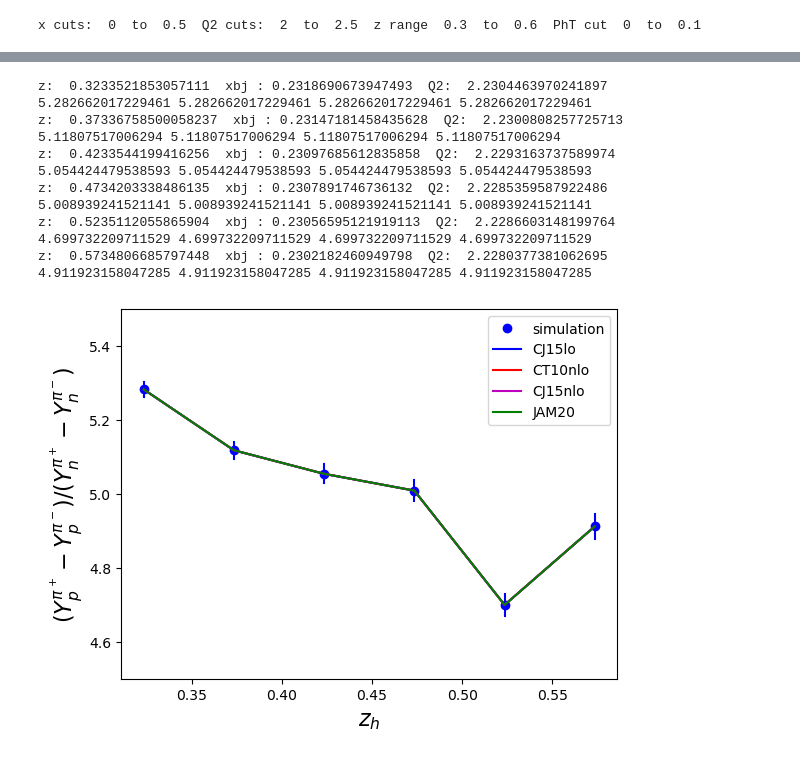
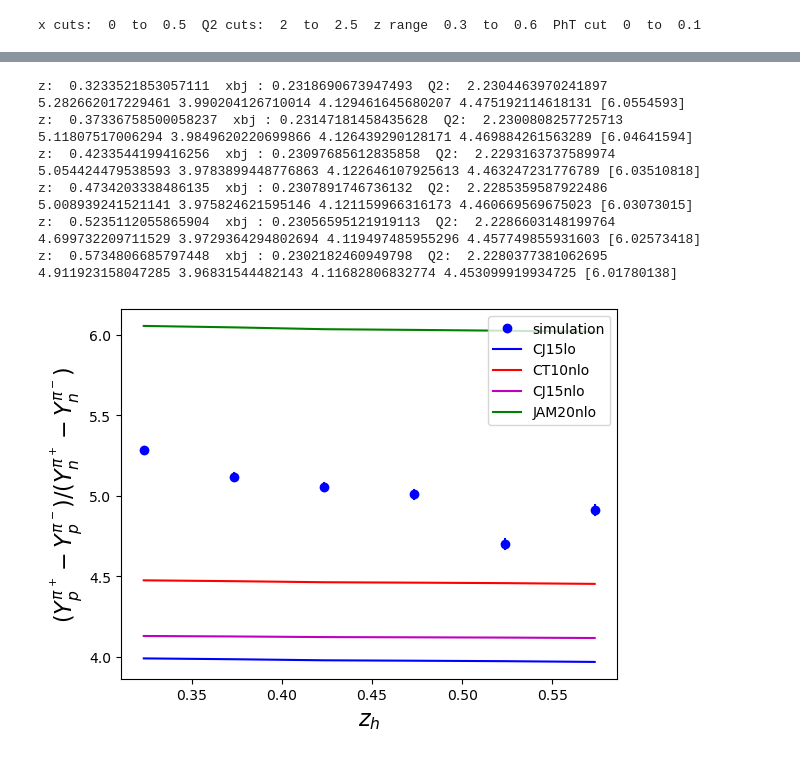
Before and after one commit to zhaozhiwen/zhaozhiwen, a Jupyter notebook: Unpol_proposal_H2He3.ipynb, the cells around one changed output, grey strips where cells are left out. Saved outputs shown, nothing was run; the diff lists cells and outputs as text; code cells hidden in the pictures.

```diff
--- a/Unpol_proposal_H2He3.ipynb
+++ b/Unpol_proposal_H2He3.ipynb
@@ -32,8 +32,13 @@ def Get_propagation_diff(a1,V1,E1,a2,V2,E2):
 def Get_propagation_divide(V1,E1,V2,E2):
     return V1/V2*math.sqrt((E1/V1)**2+(E2/V2)**2)
 # %%
-CT10nlo = lhapdf.mkPDF("CT10nlo",0)
-CJ15lo = lhapdf.mkPDF("CJ15lo",0)
-CJ15nlo = lhapdf.mkPDF("CJ15nlo",0)
-JAM20 = lhapdf.mkPDF("JAM20-SIDIS_PDF_proton_nlo",0)
+CT10nlo = lhapdf.mkPDF("CT10nlo",0)  #index 0 has best fit
+CJ15lo = lhapdf.mkPDF("CJ15lo",0) #index 0 has best fit
+CJ15nlo = lhapdf.mkPDF("CJ15nlo",0) #index 0 has best fit
+# JAM20 = lhapdf.mkPDF("JAM20-SIDIS_PDF_proton_nlo",0)
+# CT10nlo = lhapdf.mkPDFs("CT10nlo")
+# CJ15lo = lhapdf.mkPDFs("CJ15lo")
+# CJ15nlo = lhapdf.mkPDFs("CJ15nlo")
+JAM20_all = lhapdf.mkPDFs("JAM20-SIDIS_PDF_proton_nlo") #need find average for best fit
+#g=0, d=1, u=2, s=3, c=4, b=5, db=-1, ub=-2, sb=-3, cb=-4, bb=-5
 # %% [output]
@@ -422,6 +495,7 @@ for i_z in range(0,len(z_cuts)-1):
     #plt.plot(z_He3_pip,xs_He3_pip,'bo')
     diff_H2 = xs_H2_pip-xs_H2_pim
     diff_He3 = xs_He3_pip-xs_He3_pim
+    # diff_He3 = 3*(xs_He3_pip-xs_He3_pim)-2*diff_H2 # get pure neutron xs
     diff_H2_err = Get_propagation_diff(1,xs_H2_pip,err_H2_pip,1,xs_H2_pim,err_H2_pim)
     diff_He3_err = Get_propagation_diff(1,xs_He3_pip,err_He3_pip,1,xs_He3_pim,err_He3_pim)
     diff_ratio = diff_H2/(diff_He3)
@@ -432,40 +506,41 @@ for i_z in range(0,len(z_cuts)-1):
     #xbj_diff = (xbj_He3_pip+xbj_He3_pim+xbj_H2_pip+xbj_H2_pim)/4
     #Q2_diff = (Q2_He3_pip+Q2_He3_pim+Q2_H2_pip+Q2_H2_pim)/4
     xbj_diff = Get_weighted_average([xbj_He3_pip,xbj_He3_pim,xbj_H2_pip,xbj_H2_pim],[err_He3_pip,err_He3_pim,err_H2_pip,err_H2_pim])[0]
     Q2_diff = Get_weighted_average([Q2_He3_pip,Q2_He3_pim,Q2_H2_pip,Q2_H2_pim],[err_He3_pip,err_He3_pim,err_H2_pip,err_H2_pim])[0]
     print('z: ',z_diff,' xbj :',xbj_diff,' Q2: ', Q2_diff)
     diff_ratio_CJ15lo = Get_diff_ratio(xbj_diff,math.sqrt(Q2_diff),CJ15lo)
     diff_ratio_CT10nlo = Get_diff_ratio(xbj_diff,math.sqrt(Q2_diff),CT10nlo)
     diff_ratio_bins_CJ15lo.append(diff_ratio_CJ15lo)
     diff_ratio_bins_CT10nlo.append(diff_ratio_CT10nlo)
     diff_ratio_CJ15nlo = Get_diff_ratio(xbj_diff,math.sqrt(Q2_diff),CJ15nlo)
     diff_ratio_JAM20 = Get_diff_ratio(xbj_diff,math.sqrt(Q2_diff),JAM20)
     diff_ratio_bins_CJ15nlo.append(diff_ratio_CJ15nlo)
     diff_ratio_bins_JAM20.append(diff_ratio_JAM20)
-    print(diff_ratio_CJ15lo,diff_ratio_CJ15nlo,diff_ratio_CT10nlo,diff_ratio_JAM20)
+    print(diff_ratio,diff_ratio_CJ15lo,diff_ratio_CJ15nlo,diff_ratio_CT10nlo,diff_ratio_JAM20)
 plt.plot(z_diff_bin,xs_diff_bin,'bo',label='simulation')
 plt.plot(z_diff_bin,diff_ratio_bins_CJ15lo,'b',label='CJ15lo')
 plt.plot(z_diff_bin,diff_ratio_bins_CT10nlo,'r',label='CT10nlo')
 plt.plot(z_diff_bin,diff_ratio_bins_CJ15nlo,'m',label='CJ15nlo')
-plt.plot(z_diff_bin,diff_ratio_bins_JAM20,'g',label='JAM20')
+plt.plot(z_diff_bin,diff_ratio_bins_JAM20,'g',label='JAM20nlo')
 
-plt.ylim(4.5,5.5)
+# plt.ylim(4.5,5.5)
 plt.legend()
 plt.xlabel(r'$z_h$',fontsize=16)
 plt.ylabel('${(Y_{p}^{\pi^+}-Y_{p}^{\pi^-})}/{(Y_{n}^{\pi^+}-Y_{n}^{\pi^-})}$',fontsize=16)
+# plt.ylabel('${(Y_{p}^{\pi^+}-Y_{p}^{\pi^-})}/{(Y_{{^3}He}^{\pi^+}-Y_{{^3}He}^{\pi^-})}$',fontsize=16)
 
 plt.savefig('results/He3_diff_ratio.pdf')
 # %% [output]
 z:  0.3233521853057111  xbj : 0.2318690673947493  Q2:  2.2304463970241897
-5.282662017229461 5.282662017229461 5.282662017229461 5.282662017229461
+5.282662017229461 3.990204126710014 4.129461645680207 4.475192114618131 [6.0554593]
 z:  0.37336758500058237  xbj : 0.23147181458435628  Q2:  2.2300808257725713
-5.11807517006294 5.11807517006294 5.11807517006294 5.11807517006294
+5.11807517006294 3.9849620220699866 4.126439290128171 4.469884261563289 [6.04641594]
 z:  0.4233544199416256  xbj : 0.23097685612835858  Q2:  2.2293163737589974
-5.054424479538593 5.054424479538593 5.054424479538593 5.054424479538593
+5.054424479538593 3.9783899448776863 4.122646107925613 4.463247231776789 [6.03510818]
 z:  0.4734203338486135  xbj : 0.2307891746736132  Q2:  2.2285359587922486
-5.008939241521141 5.008939241521141 5.008939241521141 5.008939241521141
+5.008939241521141 3.975824621595146 4.121159966316173 4.460669569675023 [6.03073015]
 z:  0.5235112055865904  xbj : 0.23056595121919113  Q2:  2.2286603148199764
-4.699732209711529 4.699732209711529 4.699732209711529 4.699732209711529
+4.699732209711529 3.9729364294802694 4.119497485955296 4.457749855931603 [6.02573418]
 z:  0.5734806685797448  xbj : 0.2302182460949798  Q2:  2.2280377381062695
-4.911923158047285 4.911923158047285 4.911923158047285 4.911923158047285
+4.911923158047285 3.96831544482143 4.11682806832774 4.453099919934725 [6.01780138]
-[figure, old version]
+[figure, new version]
```
Also changed, not shown: parts of 8 cells of this notebook, 1 other file.
